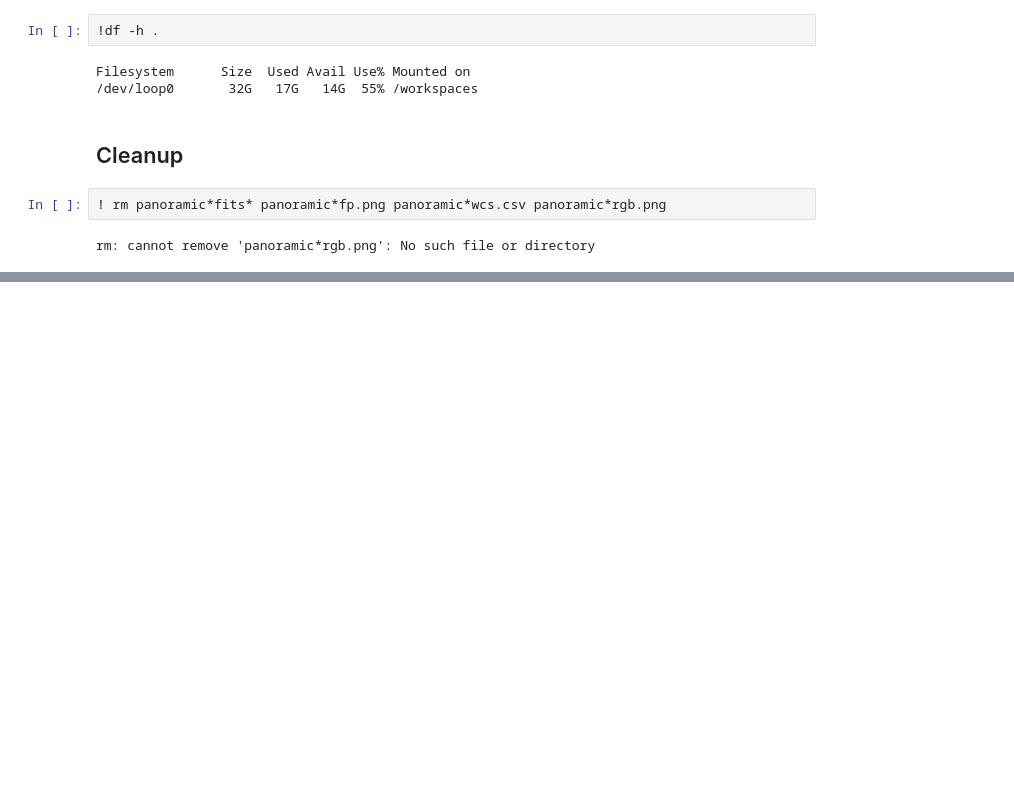
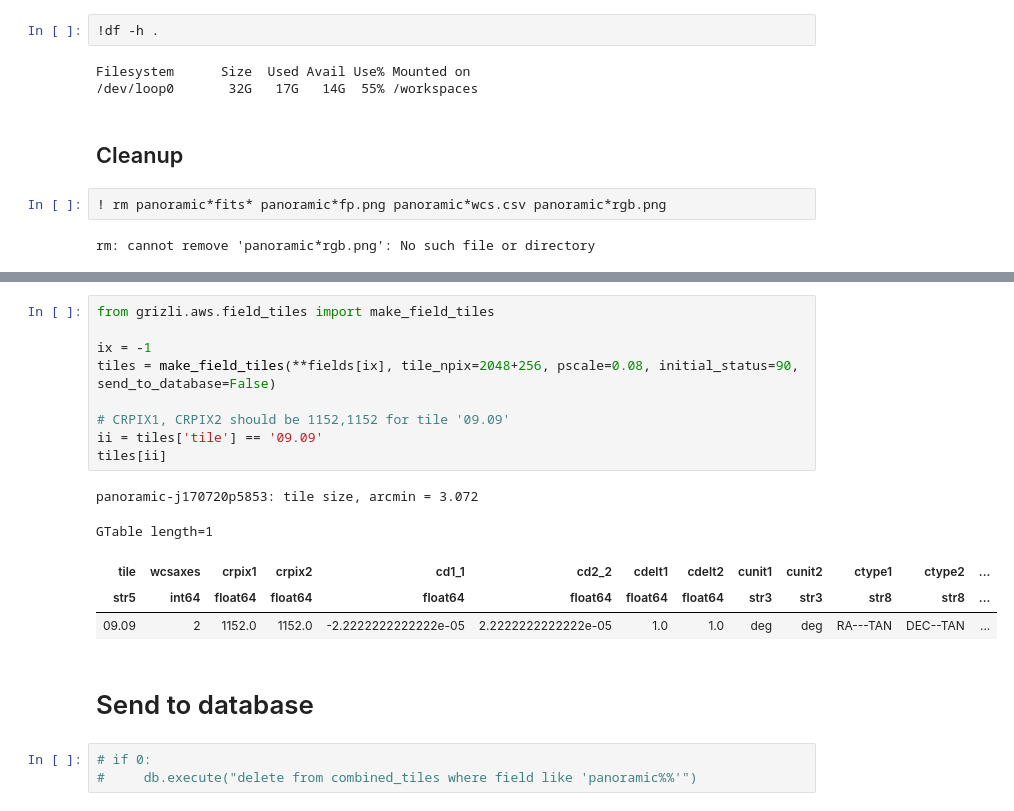
Before and after one commit to gbrammer/panoramic-jwst, a Jupyter notebook: Notebooks/panoramic-mosaics.ipynb, the cells around one changed output, grey strips where cells are left out. Drawn from its saved outputs; the diff is of its cells as text; blank space fills up the shorter version.

```diff
--- a/Notebooks/panoramic-mosaics.ipynb
+++ b/Notebooks/panoramic-mosaics.ipynb
@@ -620,0 +711,20 @@ Created in <span style='font-weight:600;margin-left:4px;'>Deepnote</span></a>
+# %%
+from grizli.aws.field_tiles import make_field_tiles
+
+ix = -1
+tiles = make_field_tiles(**fields[ix], tile_npix=2048+256, pscale=0.08, initial_status=90, send_to_database=False)
+
+# CRPIX1, CRPIX2 should be 1152,1152 for tile '09.09'
+ii = tiles['tile'] == '09.09'
+tiles[ii]
+# %% [output]
+panoramic-j170720p5853: tile size, arcmin = 3.072
+GTable length=1
+| tile | wcsaxes | crpix1 | crpix2 | cd1_1 | cd2_2 | cdelt1 | cdelt2 | cunit1 | cunit2 | ctype1 | ctype2 | ... |
+| str5 | int64 | float64 | float64 | float64 | float64 | float64 | float64 | str3 | str3 | str8 | str8 | ... |
+| 09.09 | 2 | 1152.0 | 1152.0 | -2.2222222222222e-05 | 2.2222222222222e-05 | 1.0 | 1.0 | deg | deg | RA---TAN | DEC--TAN | ... |
+# %% [markdown]
+# Send to database
+# %%
+# if 0:
+#     db.execute("delete from combined_tiles where field like 'panoramic%%'")
```
Also changed, not shown: parts of 25 cells of this notebook.
